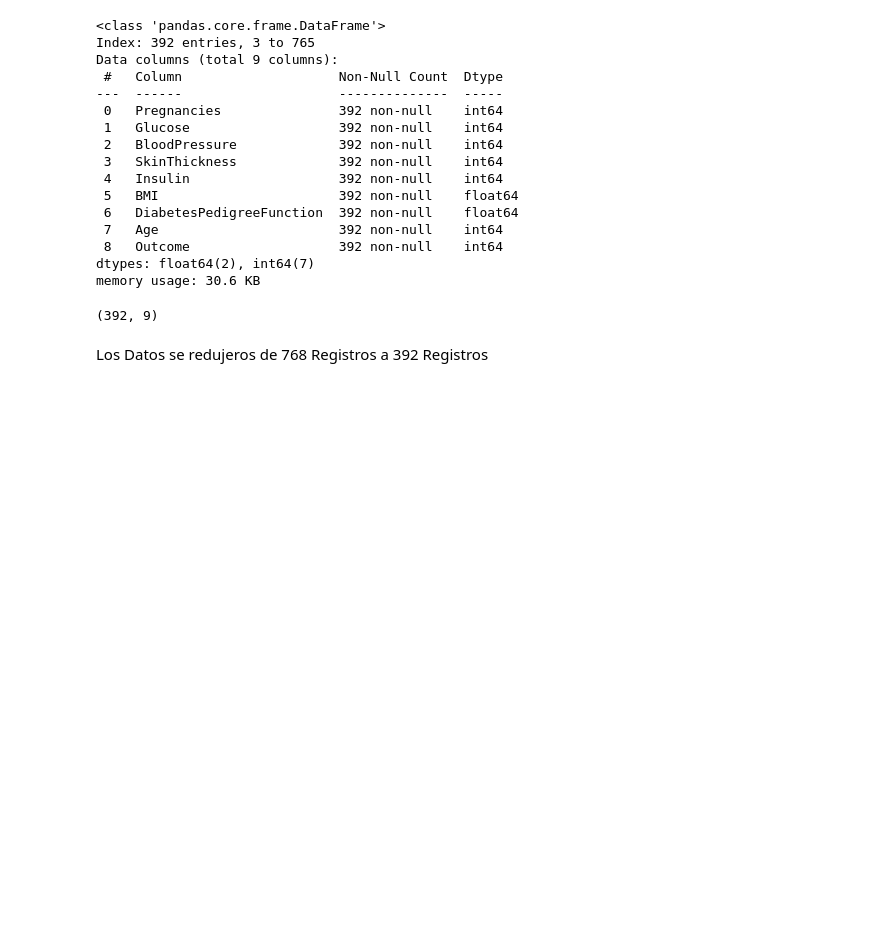
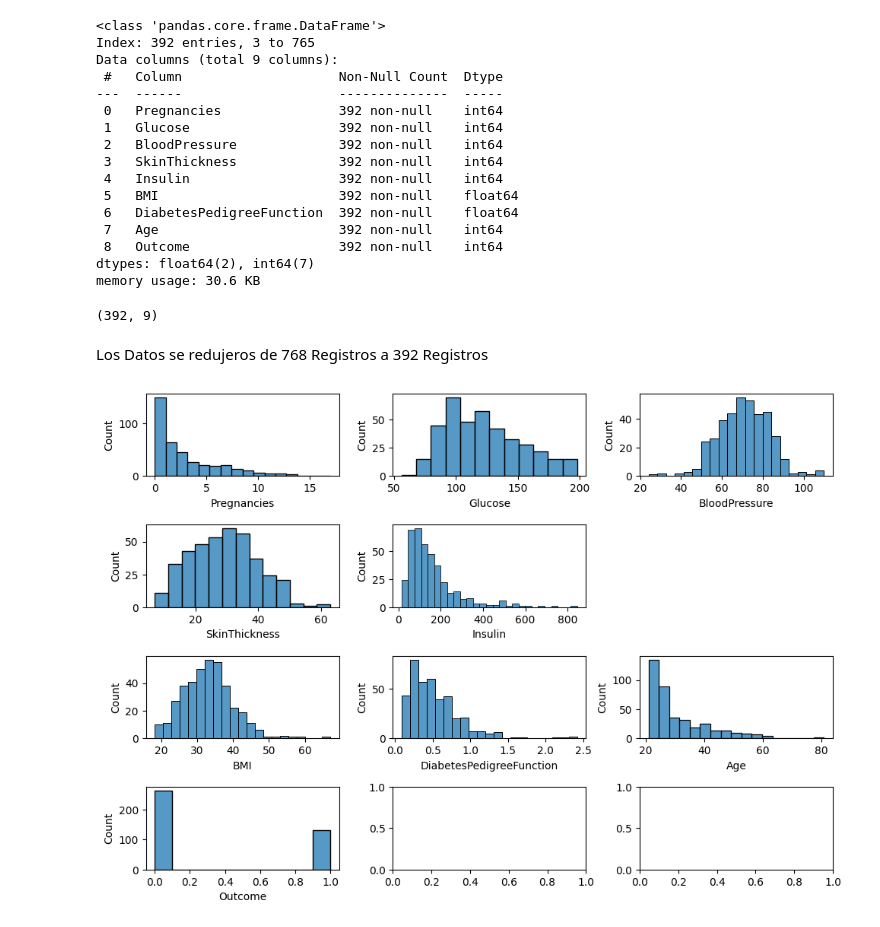
Before and after one commit to pcaliman2/17_Decision_Tree, a Jupyter notebook: src/explore.ipynb, the cells around one changed output. Cells and saved outputs as stored; diff of their text form; code cells hidden in the pictures; blank space fills up the shorter version.

```diff
--- a/src/explore.ipynb
+++ b/src/explore.ipynb
@@ -118,3 +121,34 @@ total_data.shape
 (392, 9)
 # %% [markdown]
 Los Datos se redujeros de 768 Registros a  392 Registros
+# %%
+#===============================================================================
+#        Esta Grafica me permite ver a donde se mueven los Datos
+#                       Datos Categórico
+#===============================================================================
+import matplotlib.pyplot as plt
+import seaborn as sns
+
+fig, axis = plt.subplots(4, 3, figsize=(10, 7))
+
+# Create Histogram
+sns.histplot(ax = axis[0,0], data = total_data, x = "Pregnancies")
+sns.histplot(ax = axis[0,1], data = total_data, x = "Glucose")
+sns.histplot(ax = axis[0,2], data = total_data, x = "BloodPressure")
+sns.histplot(ax = axis[1,0], data = total_data, x = "SkinThickness")
+sns.histplot(ax = axis[1,1], data = total_data, x = "Insulin")
+sns.histplot(ax = axis[2,0], data = total_data, x = "BMI")
+sns.histplot(ax = axis[2,1], data = total_data, x = "DiabetesPedigreeFunction")
+sns.histplot(ax = axis[2,2], data = total_data, x = "Age")
+sns.histplot(ax = axis[3,0], data = total_data, x = "Outcome")
+
+
+fig.delaxes(axis[1, 2])
+
+# Adjust layout
+plt.tight_layout()
+
+# Show the plot
+plt.show()
+# %% [output]
+[figure, added]
```
Also changed, not shown: parts of 7 cells of this notebook.
